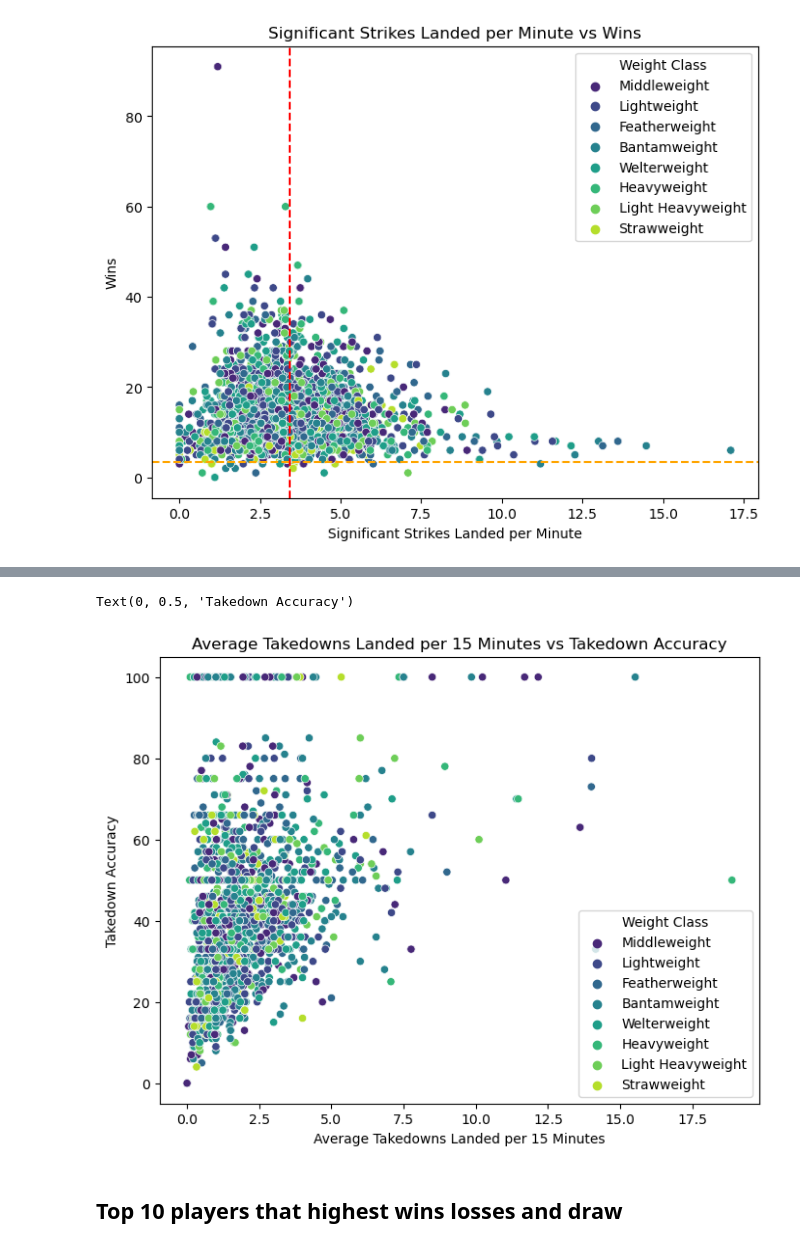
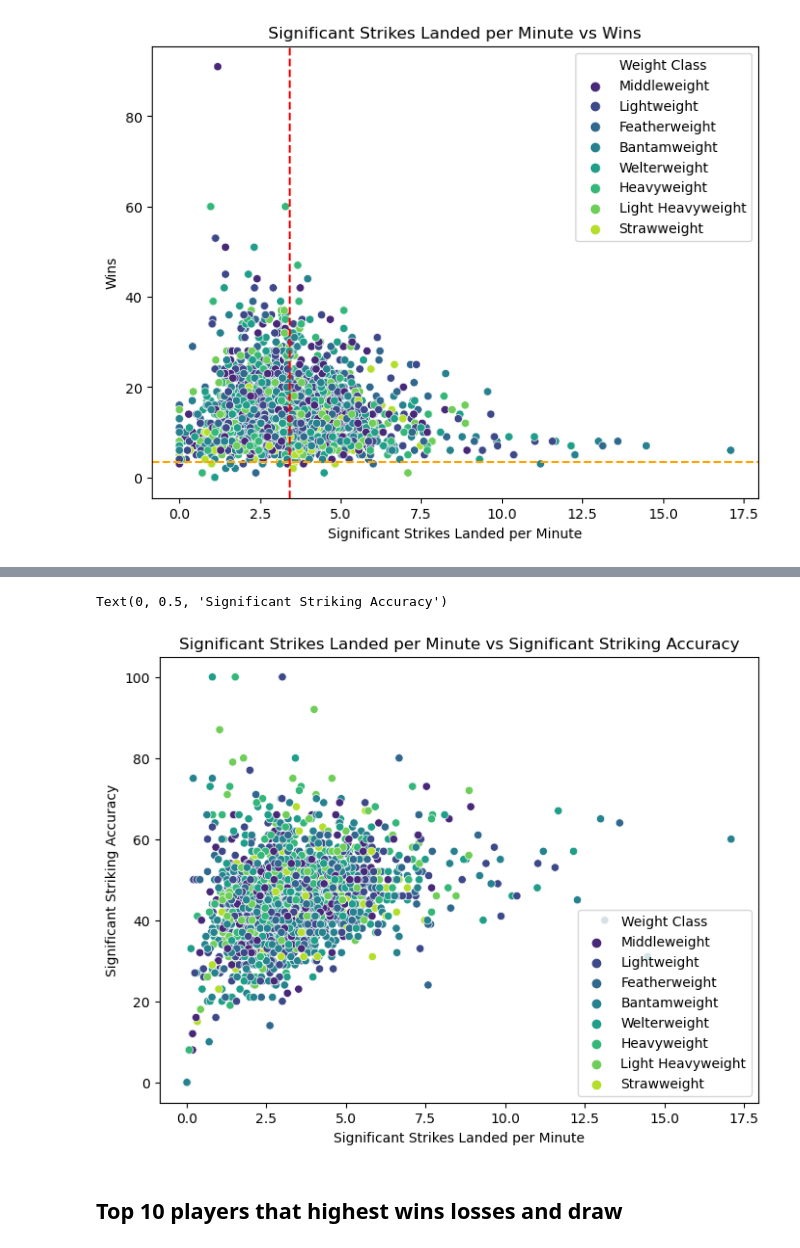
Before and after one commit to chanupadeshan/UFC-Fighters-Statistics-2024, a Jupyter notebook: main.ipynb, the cells around one changed output, grey strips where cells are left out. Cells and saved outputs as stored; diff of their text form; code cells hidden in the pictures.

Commit message:
Significant Strikes Landed per Minute vs Significant Striking Accuracy

```diff
--- a/main.ipynb
+++ b/main.ipynb
@@ -475,13 +475,13 @@ df.head()
 | 22 | Dione Barbosa | The Witch | 6 | 2 | 0 | 167.64 | 56.7 | 167.64 | Orthodox | ... |
 # %%
 plt.figure(figsize=(8, 6))
-sns.scatterplot(x="average_takedowns_landed_per_15_minutes" ,y="takedown_accuracy" , data=df, hue="Weight Class", palette="viridis")
-plt.title("Average Takedowns Landed per 15 Minutes vs Takedown Accuracy")
-plt.xlabel("Average Takedowns Landed per 15 Minutes")
-plt.ylabel("Takedown Accuracy")
+sns.scatterplot(x="significant_strikes_landed_per_minute" ,y="significant_striking_accuracy" , data=df, hue="Weight Class", palette="viridis")
+plt.title("Significant Strikes Landed per Minute vs Significant Striking Accuracy")
+plt.xlabel("Significant Strikes Landed per Minute")
+plt.ylabel("Significant Striking Accuracy")
 # %% [output]
-Text(0, 0.5, 'Takedown Accuracy')
+Text(0, 0.5, 'Significant Striking Accuracy')
-[figure, old version]
+[figure, new version]
 # %% [markdown]
 ## **Top 10 players that highest wins losses and draw**
 # %% [markdown]
```
